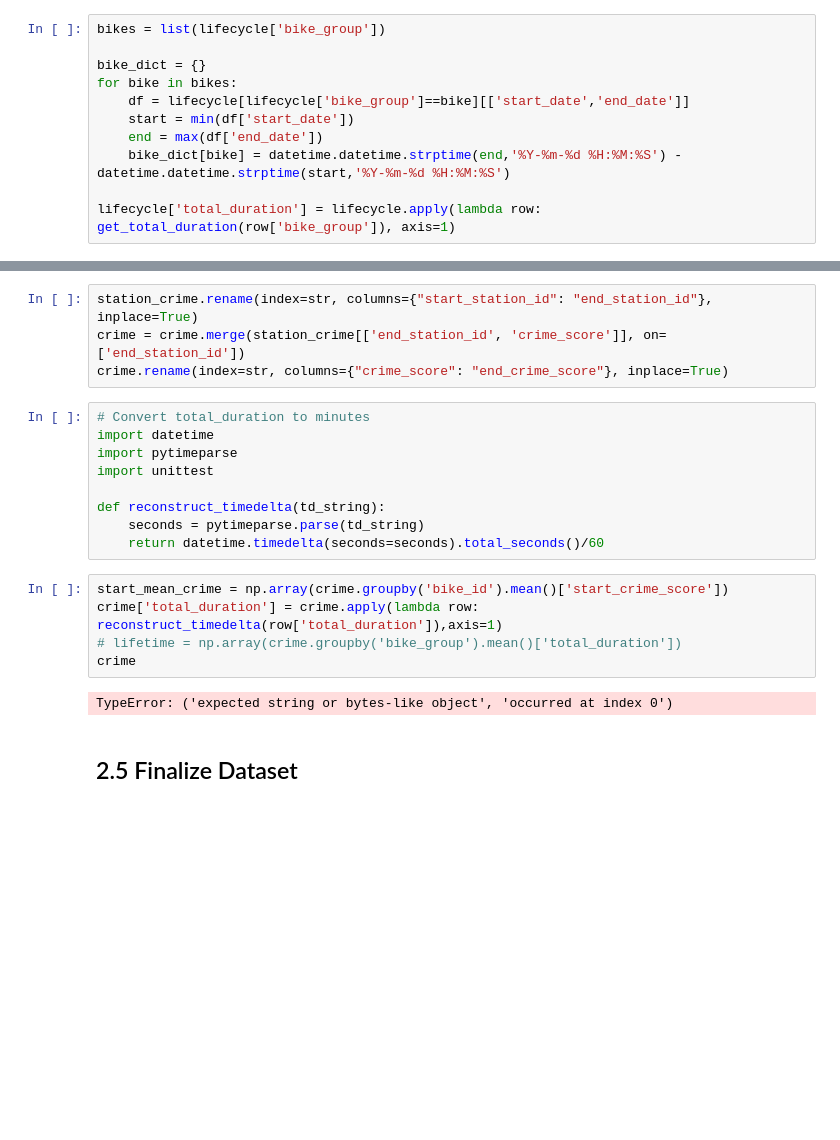
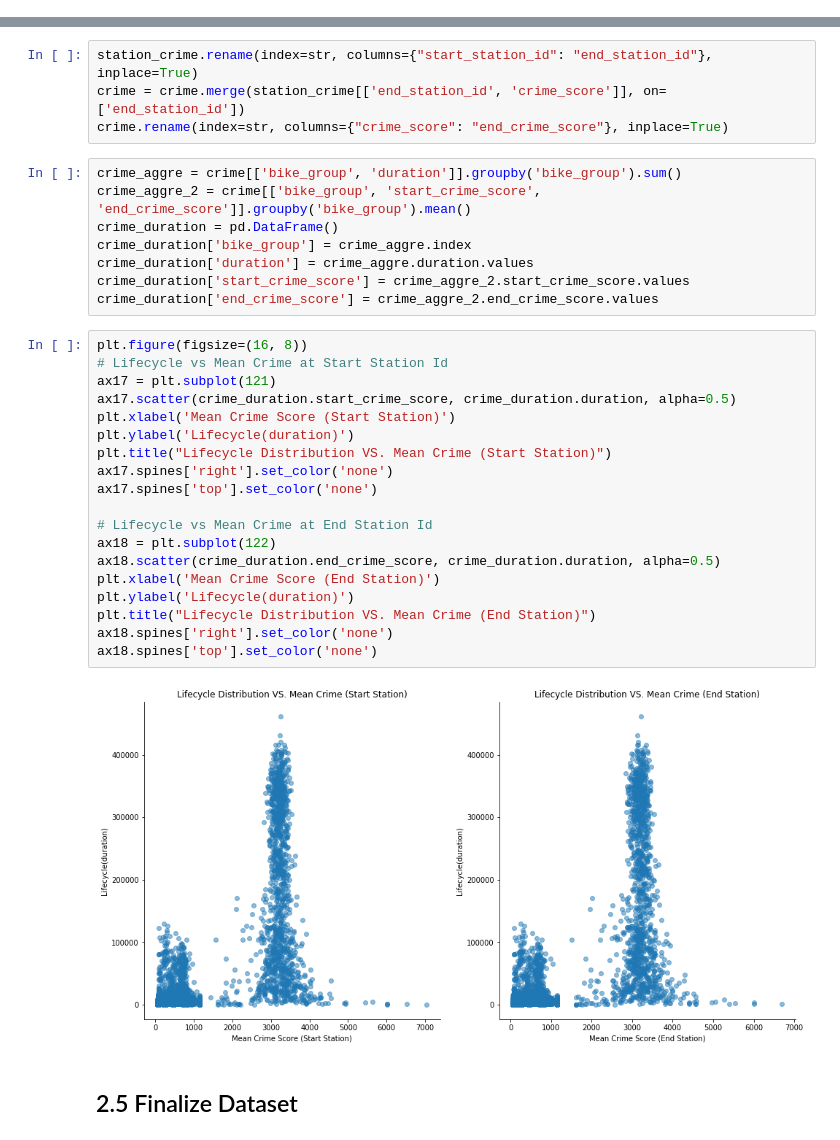
Before and after one commit to leon-lee-jl/MoBike, a Jupyter notebook: MoBike V1.0.ipynb, the cells around one changed output, grey strips where cells are left out. Cells and saved outputs as stored; diff of their text form; blank space fills up the shorter version.

```diff
--- a/MoBike V1.0.ipynb
+++ b/MoBike V1.0.ipynb
@@ -831,17 +828,6 @@ ax16.spines['top'].set_color('none')
 [figure]
 # %% [markdown]
 ## 2.4 Crime
-# %%
-bikes = list(lifecycle['bike_group'])
-
-bike_dict = {}
-for bike in bikes:
-    df = lifecycle[lifecycle['bike_group']==bike][['start_date','end_date']]
-    start = min(df['start_date'])
-    end = max(df['end_date'])
-    bike_dict[bike] = datetime.datetime.strptime(end,'%Y-%m-%d %H:%M:%S') - datetime.datetime.strptime(start,'%Y-%m-%d %H:%M:%S')
-
-lifecycle['total_duration'] = lifecycle.apply(lambda row: get_total_duration(row['bike_group']), axis=1)
 # %%
 # Replace 'id' with 'station_id'
 station_crime.rename(index=str, columns={"id": "start_station_id"}, inplace=True)
@@ -855,22 +841,35 @@ crime.rename(index=str, columns={"crime_score": "start_crime_score"}, inplace=Tr
 station_crime.rename(index=str, columns={"start_station_id": "end_station_id"}, inplace=True)
 crime = crime.merge(station_crime[['end_station_id', 'crime_score']], on=['end_station_id'])
 crime.rename(index=str, columns={"crime_score": "end_crime_score"}, inplace=True)
-# %%
-# Convert total_duration to minutes
-import datetime
-import pytimeparse
-import unittest
-
-def reconstruct_timedelta(td_string):
-    seconds = pytimeparse.parse(td_string)
-    return datetime.timedelta(seconds=seconds).total_seconds()/60
-# %%
-start_mean_crime = np.array(crime.groupby('bike_id').mean()['start_crime_score'])
-crime['total_duration'] = crime.apply(lambda row: reconstruct_timedelta(row['total_duration']),axis=1)
-# lifetime = np.array(crime.groupby('bike_group').mean()['total_duration'])
-crime
-# %% [output]
-TypeError: ('expected string or bytes-like object', 'occurred at index 0')
+# %%
+crime_aggre = crime[['bike_group', 'duration']].groupby('bike_group').sum()
+crime_aggre_2 = crime[['bike_group', 'start_crime_score', 'end_crime_score']].groupby('bike_group').mean()
+crime_duration = pd.DataFrame()
+crime_duration['bike_group'] = crime_aggre.index
+crime_duration['duration'] = crime_aggre.duration.values
+crime_duration['start_crime_score'] = crime_aggre_2.start_crime_score.values
+crime_duration['end_crime_score'] = crime_aggre_2.end_crime_score.values
+# %%
+plt.figure(figsize=(16, 8))
+# Lifecycle vs Mean Crime at Start Station Id
+ax17 = plt.subplot(121)
+ax17.scatter(crime_duration.start_crime_score, crime_duration.duration, alpha=0.5)
+plt.xlabel('Mean Crime Score (Start Station)')
+plt.ylabel('Lifecycle(duration)')
+plt.title("Lifecycle Distribution VS. Mean Crime (Start Station)")
+ax17.spines['right'].set_color('none')
+ax17.spines['top'].set_color('none')
+
+# Lifecycle vs Mean Crime at End Station Id
+ax18 = plt.subplot(122)
+ax18.scatter(crime_duration.end_crime_score, crime_duration.duration, alpha=0.5)
+plt.xlabel('Mean Crime Score (End Station)')
+plt.ylabel('Lifecycle(duration)')
+plt.title("Lifecycle Distribution VS. Mean Crime (End Station)")
+ax18.spines['right'].set_color('none')
+ax18.spines['top'].set_color('none')
+# %% [output]
+[figure, added]
 # %% [markdown]
 ## 2.5 Finalize Dataset
 # %%
```
Also changed, not shown: parts of 7 cells of this notebook.
